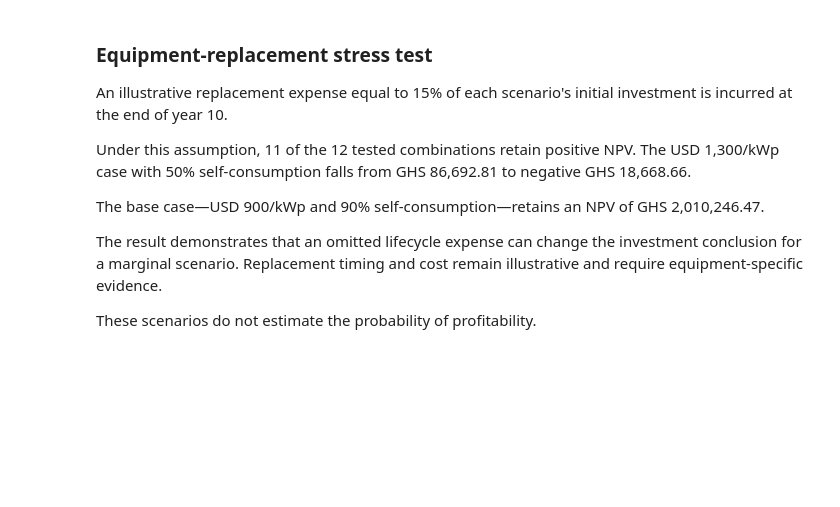
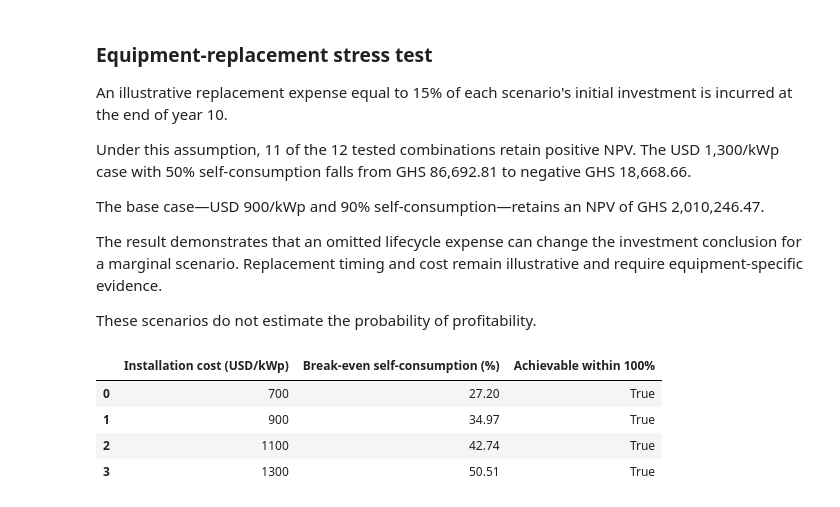
Before and after one commit to GHseyram/Ghana-energy-transition-investment-analytics, a Jupyter notebook: notebooks/05_ghana_solar_scenario.ipynb, the cells around one changed output. Cells and saved outputs as stored; diff of their text form; code cells hidden in the pictures; blank space fills up the shorter version.

Commit message:
Add replacement-adjusted self-consumption break-even thresholds

```diff
--- a/notebooks/05_ghana_solar_scenario.ipynb
+++ b/notebooks/05_ghana_solar_scenario.ipynb
@@ -673,3 +673,38 @@ Replacement timing and cost remain illustrative and require
 equipment-specific evidence.
 
 These scenarios do not estimate the probability of profitability.
+# %%
+break_even_rows = []
+
+for cost_per_kwp in cost_values_usd_per_kwp:
+    investment = system_size_kwp * cost_per_kwp * exchange_rate
+    maintenance = investment * maintenance_rate
+
+    maintenance_pv = sum(
+        maintenance / (1 + real_discount_rate) ** year
+        for year in range(1, project_lifetime_years + 1)
+    )
+
+    replacement_pv = (
+        investment * replacement_cost_share
+        / (1 + real_discount_rate) ** replacement_year
+    )
+
+    threshold = (
+        investment + maintenance_pv + replacement_pv
+    ) / discounted_energy_value
+
+    break_even_rows.append({
+        "Installation cost (USD/kWp)": cost_per_kwp,
+        "Break-even self-consumption (%)": threshold * 100,
+        "Achievable within 100%": threshold <= 1
+    })
+
+replacement_break_even = pd.DataFrame(break_even_rows)
+replacement_break_even.round(2)
+# %% [output]
+|  | Installation cost (USD/kWp) | Break-even self-consumption (%) | Achievable within 100% |
+| 0 | 700 | 27.20 | True |
+| 1 | 900 | 34.97 | True |
+| 2 | 1100 | 42.74 | True |
+| 3 | 1300 | 50.51 | True |
```
Also changed, not shown: parts of 1 cell of this notebook.
